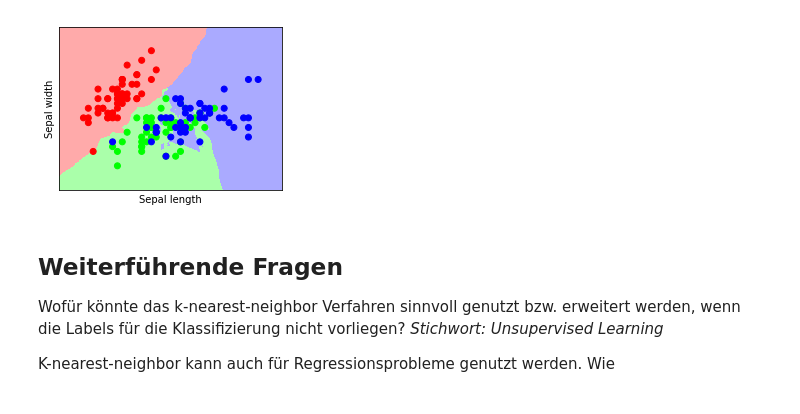
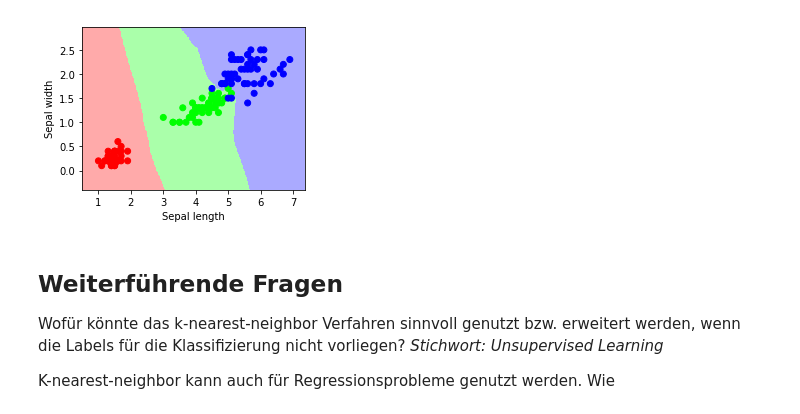
Before and after one commit to CellmatiQ/ki-workshop, a Jupyter notebook: 01-machine-learning/02-k-nearest-neighbor.ipynb, the cells around one changed output. Cells and saved outputs as stored; diff of their text form; code cells hidden in the pictures.

```diff
--- a/01-machine-learning/02-k-nearest-neighbor.ipynb
+++ b/01-machine-learning/02-k-nearest-neighbor.ipynb
@@ -4,14 +23,13 @@
+# %%
+# Datensatz von sklearn.datasets laden
+iris = datasets.load_iris()
+
+# Die ersten beiden Features auswählen und auf X schreiben
+X = iris.data[:, 2:4]
+
+# Klasseinformation auf eine Variable Y schreiben
+Y = iris.target
 # %%
-import numpy as np
-import pylab as pl
-from matplotlib.colors import ListedColormap
-from sklearn import neighbors, datasets
-
-# import some data to play with
-iris = datasets.load_iris()
-X = iris.data[:, :2] # we only take the first two features.
-Y = iris.target
-
 h = .02 # step size in the mesh
 
 knn=neighbors.KNeighborsClassifier()
@@ -19,36 +37,36 @@ knn=neighbors.KNeighborsClassifier()
 # we create an instance of Neighbours Classifier and fit the data.
 knn.fit(X, Y)
 
 # Plot the decision boundary. For that, we will asign a color to each
 # point in the mesh [x_min, m_max]x[y_min, y_max].
 x_min, x_max = X[:,0].min() - .5, X[:,0].max() + .5
 y_min, y_max = X[:,1].min() - .5, X[:,1].max() + .5
 xx, yy = np.meshgrid(np.arange(x_min, x_max, h), np.arange(y_min, y_max, h))
 Z = knn.predict(np.c_[xx.ravel(), yy.ravel()])
 
 # Farben für die Darstellung festlegen
 cmap_light = ListedColormap(['#FFAAAA', '#AAFFAA', '#AAAAFF'])
 cmap_bold = ListedColormap(['#FF0000', '#00FF00', '#0000FF'])
 
 # Put the result into a color plot
 Z = Z.reshape(xx.shape)
 pl.figure(1, figsize=(4, 3))
 pl.set_cmap(pl.cm.Paired)
 pl.pcolormesh(xx, yy, Z, cmap=cmap_light)
 
 # Plot also the training points
 pl.scatter(X[:,0], X[:,1],c=Y, cmap=cmap_bold)
 pl.xlabel('Sepal length')
 pl.ylabel('Sepal width')
 
 pl.xlim(xx.min(), xx.max())
 pl.ylim(yy.min(), yy.max())
-pl.xticks(())
-pl.yticks(())
+#pl.xticks(())
+#pl.yticks(())
 
 pl.show()
 # %% [output]
-[figure, old version]
+[figure, new version]
 # %% [markdown]
 ## Weiterführende Fragen
 
```
Also changed, not shown: parts of 4 cells of this notebook, 4 other files.
